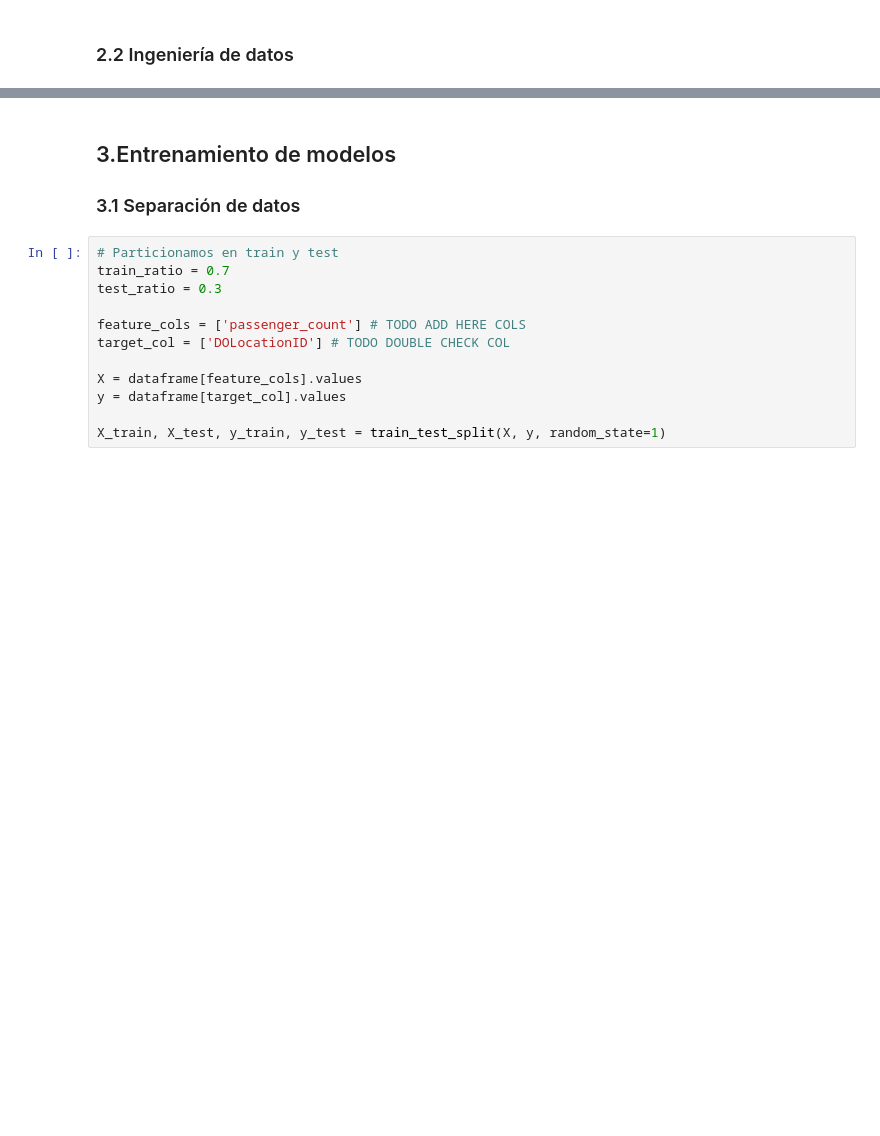
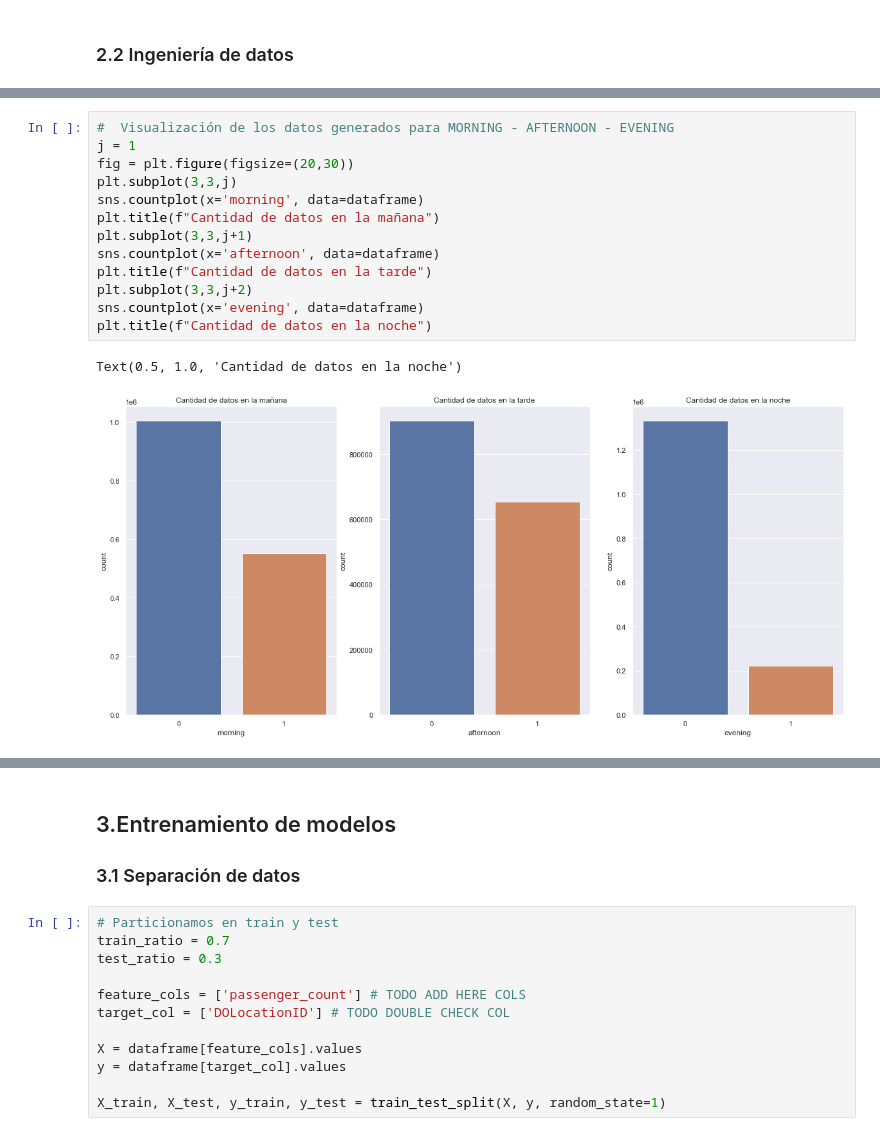
Before and after one commit to santiagobiobot/uba-ia-add-tpfinal, a Jupyter notebook: TP-final-AdDAI.ipynb, the cells around one changed output, grey strips where cells are left out. Saved outputs shown, nothing was run; the diff lists cells and outputs as text; blank space fills up the shorter version.

Commit message:
impresion de nuevos datos

```diff
--- a/TP-final-AdDAI.ipynb
+++ b/TP-final-AdDAI.ipynb
@@ -505,3 +525,19 @@ dataframe['morning'].values.isnull().sum(), dataframe['afternoon'].values.isnull
+# %%
+#  Visualización de los datos generados para MORNING - AFTERNOON - EVENING
+j = 1
+fig = plt.figure(figsize=(20,30))
+plt.subplot(3,3,j)
+sns.countplot(x='morning', data=dataframe)
+plt.title(f"Cantidad de datos en la mañana")
+plt.subplot(3,3,j+1)
+sns.countplot(x='afternoon', data=dataframe)
+plt.title(f"Cantidad de datos en la tarde")
+plt.subplot(3,3,j+2)
+sns.countplot(x='evening', data=dataframe)
+plt.title(f"Cantidad de datos en la noche")
+# %% [output]
+Text(0.5, 1.0, 'Cantidad de datos en la noche')
+[figure, added]
 # %%
 # definimos el umbral mínimo de cantidad de viajes para podar las categorías PULocationID y DOLocationID.
 location_id_min_th_count = 0.01
```
Also changed, not shown: parts of 23 cells of this notebook.
